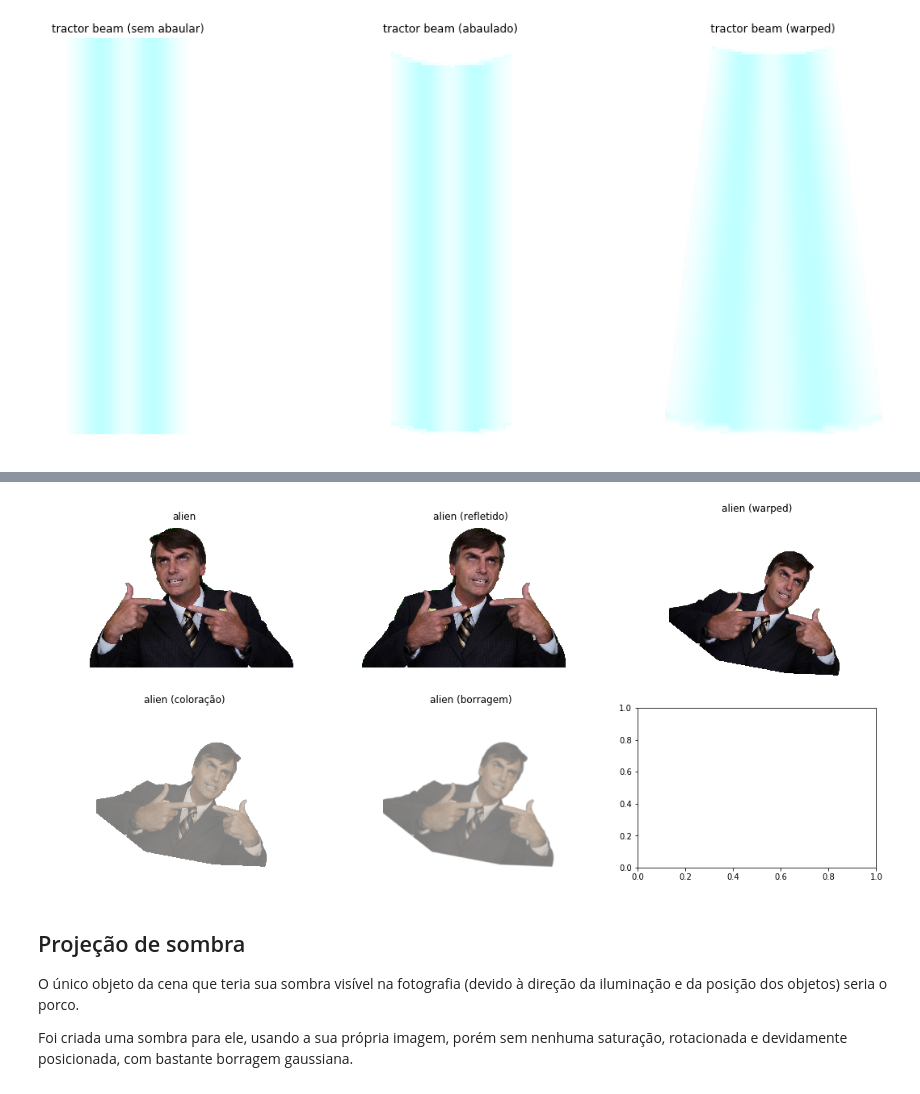
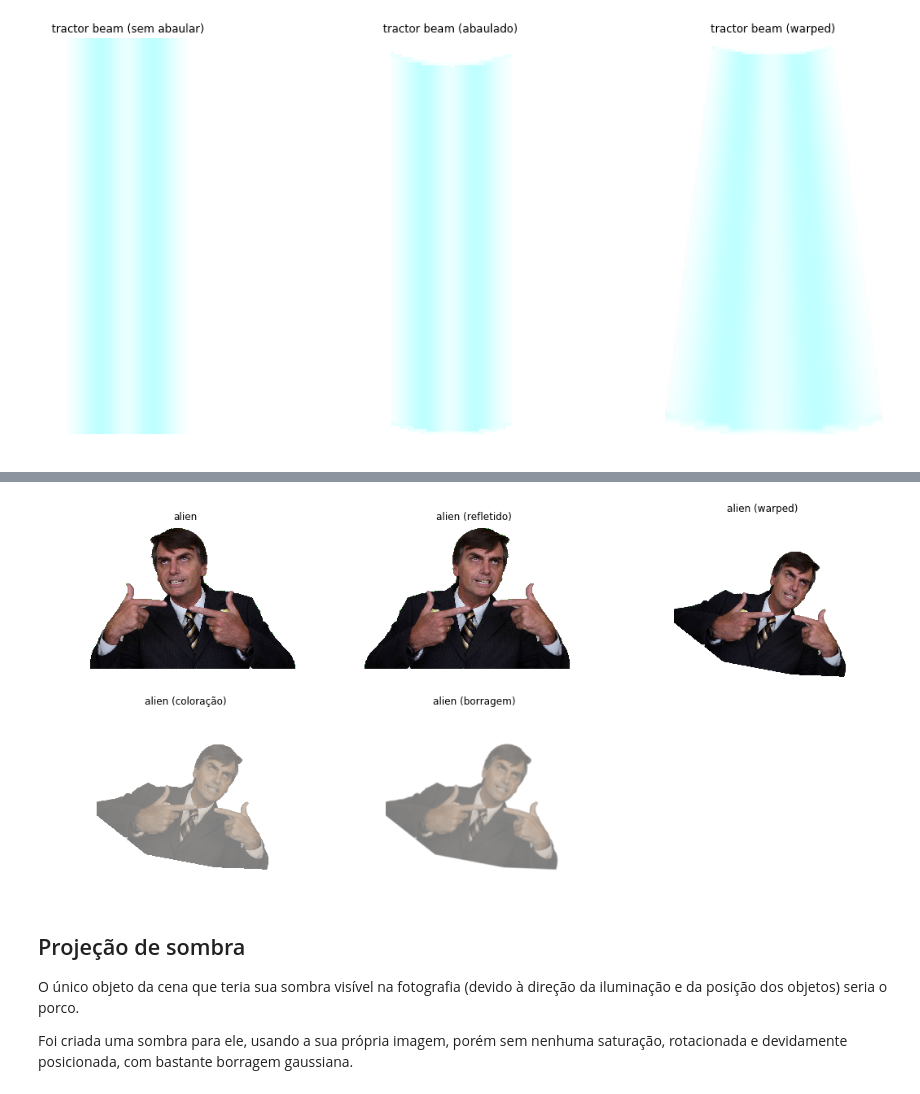
Before and after one commit to fegemo/chroma-key, a Jupyter notebook: verdade.ipynb, the cells around one changed output, grey strips where cells are left out. Cells and saved outputs as stored; diff of their text form; code cells hidden in the pictures.

```diff
--- a/verdade.ipynb
+++ b/verdade.ipynb
@@ -22,6 +22,9 @@ Veja as conclusões dos pesquisadores e o passo a passo para chegarem nelas:
 import numpy as np
 import matplotlib.pyplot as plt
 from matplotlib.pyplot import figure as fig
+import skimage
+import skimage.io as io
+import math
 
 %matplotlib inline
 
@@ -33,11 +36,15 @@ def display_images(images, lines, columns):
     axes = axes.ravel()
 
     # coloca a imagem em seu subplot
-    for i, image in enumerate(images):
+    slots = lines * columns
+    while slots > 0:
+        i = lines * columns - slots
+        slots -= 1
         ax = axes[i]
-        ax.imshow(image[1])
         ax.set_axis_off()
-        ax.set_title(images[i][0])
+        if i < len(images):
+            ax.set_title(images[i][0])
+            ax.imshow(images[i][1])
         ax.plot()
 
     plt.show()
@@ -490,37 +500,37 @@ def tint(image, hue, lightness):
     back_to_rgba = np.dstack((only_rgb, np.zeros((image.shape[0], image.shape[1], 1))))
     empty_alpha = np.dstack((np.zeros((image.shape[0], image.shape[1], 3)), only_alpha))
     tinted_image = empty_alpha + back_to_rgba
 
     return tinted_image
 
 def alpha(image, factor):
     '''
     Multiplica o valor de alpha da imagem por `factor`
     '''
     return image * [1, 1, 1, factor]
 
 
 
-alien_flipped = alien_transparent.copy()[:, ::-1,...]
-alien_warped, alien_triangles = salnoraborize(alien_transparent)
+alien_flipped = alien.copy()[:, ::-1,...]
+alien_warped, alien_triangles = salnoraborize(alien)
 alien_desaturated = np.clip(desaturate(alien_warped, 1.25), 0, 1)
 alien_tinted = tint(alien_desaturated, 0.075, 0.8)
 alien_alpha = alpha(alien_tinted, 0.52)
 alien_blurred = blur(alien_alpha, 3)
 
 
 display_images([
-    ('alien', alien_transparent),
+    ('alien', alien),
     ('alien (refletido)', alien_flipped),
     ('alien (warped)', alien_warped),
     ('alien (coloração)', alien_alpha),
     ('alien (borragem)', alien_blurred)
 ], 2, 3)
 
 
 alien_final = alien_blurred
 # %% [output]
-[figure, old version]
+[figure, new version]
 # %% [markdown]
 ## Projeção de sombra
 
```
Also changed, not shown: parts of 4 cells of this notebook, 1 other file.
